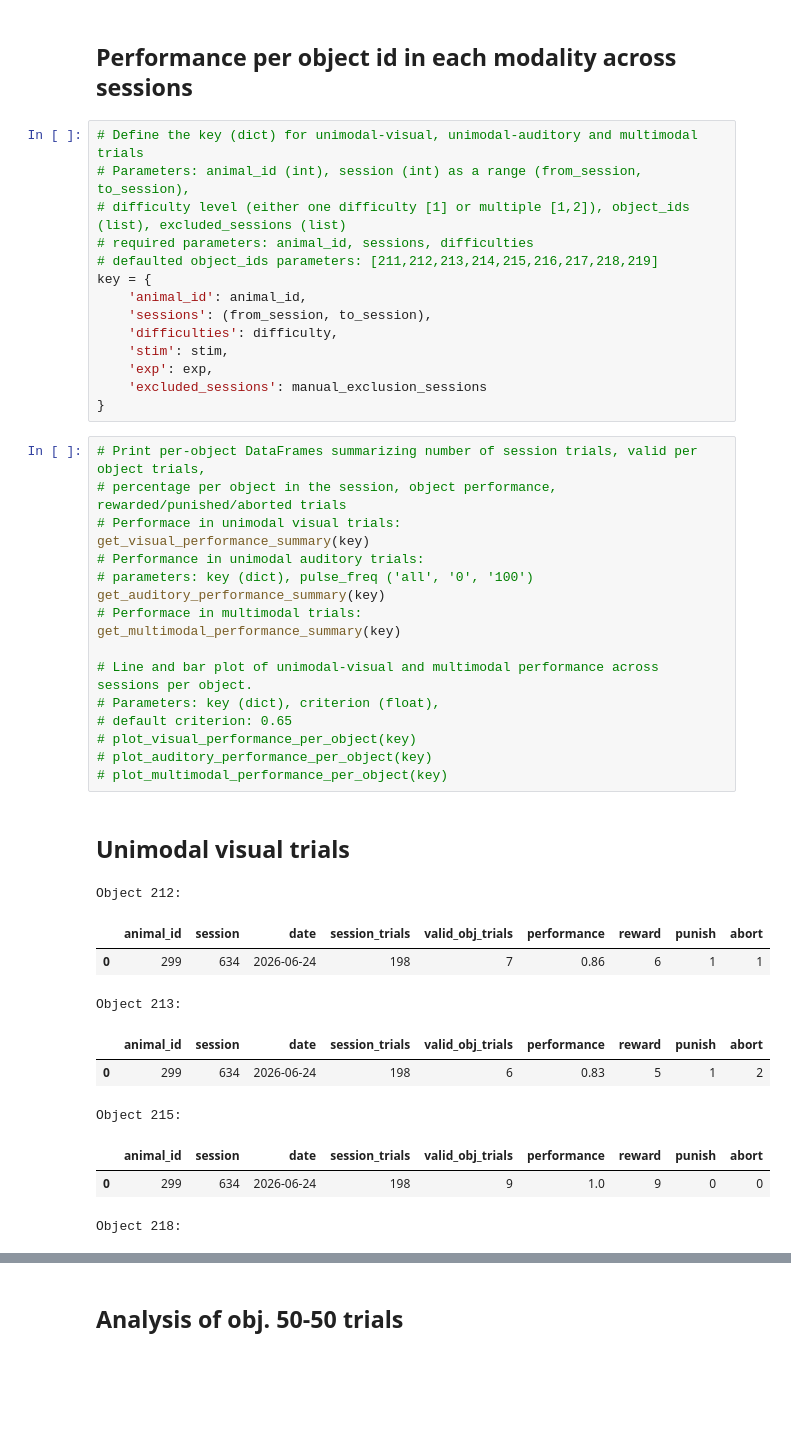
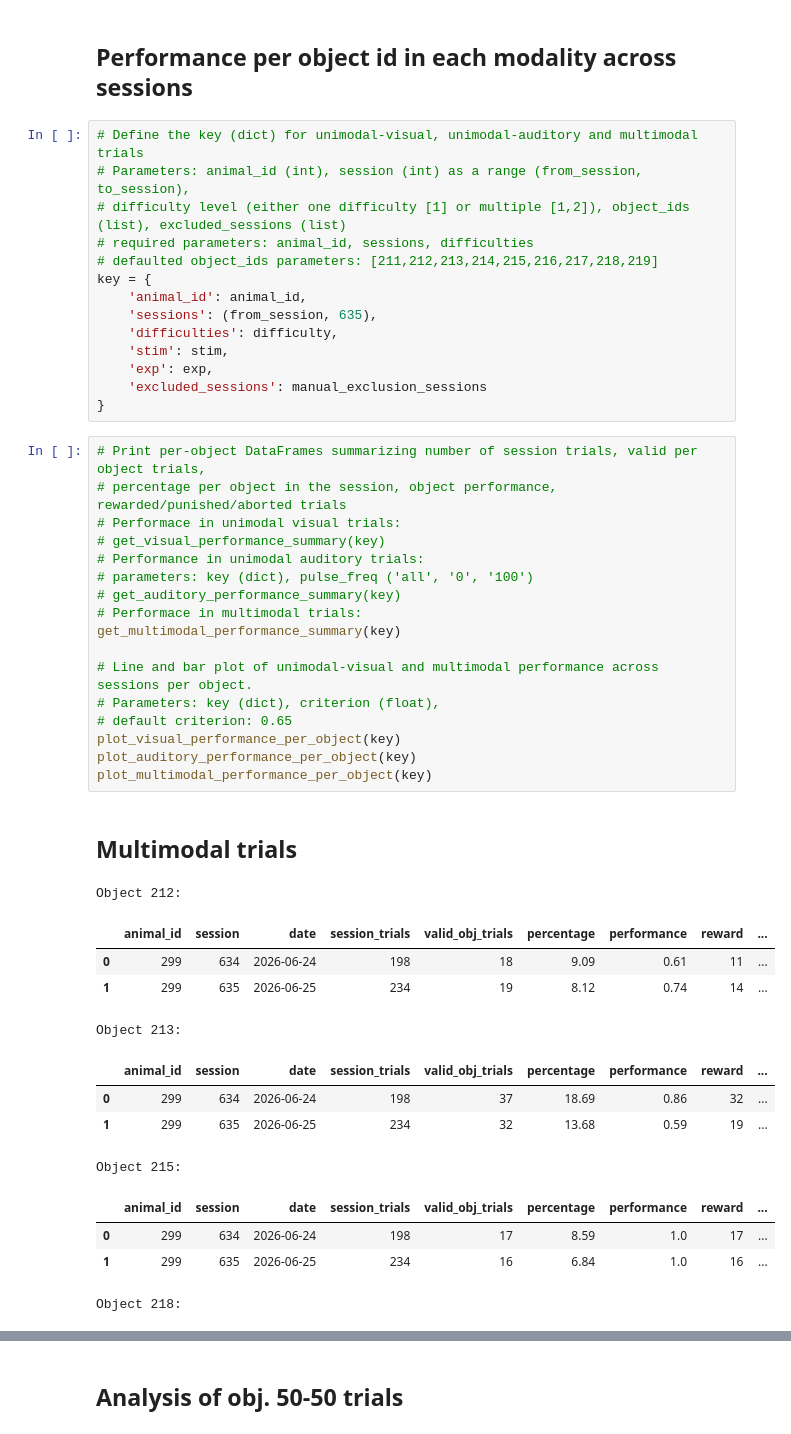
Before and after one commit to GratsakisA/multimodal_analysis, a Jupyter notebook: multimodal_analysis.ipynb, the cells around one changed output, grey strips where cells are left out. Cells and saved outputs as stored; diff of their text form; blank space fills up the shorter version.

```diff
--- a/multimodal_analysis.ipynb
+++ b/multimodal_analysis.ipynb
@@ -111,7 +111,7 @@ get_linePlot_per_modality_across_sessions(animal_id,from_session,to_session,stim
 # defaulted object_ids parameters: [211,212,213,214,215,216,217,218,219]
 key = {
     'animal_id': animal_id,
-    'sessions': (from_session, to_session),
+    'sessions': (from_session, 635),
     'difficulties': difficulty,
     'stim': stim,
     'exp': exp,
@@ -120,29 +120,32 @@ key = {
 # %%
 # Print per-object DataFrames summarizing number of session trials, valid per object trials,
 # percentage per object in the session, object performance, rewarded/punished/aborted trials
 # Performace in unimodal visual trials:
-get_visual_performance_summary(key)
+# get_visual_performance_summary(key)
 # Performance in unimodal auditory trials:
 # parameters: key (dict), pulse_freq ('all', '0', '100')
-get_auditory_performance_summary(key)
+# get_auditory_performance_summary(key)
 # Performace in multimodal trials:
 get_multimodal_performance_summary(key)
 
 # Line and bar plot of unimodal-visual and multimodal performance across sessions per object.
 # Parameters: key (dict), criterion (float),
 # default criterion: 0.65
-# plot_visual_performance_per_object(key)
-# plot_auditory_performance_per_object(key)
-# plot_multimodal_performance_per_object(key)
+plot_visual_performance_per_object(key)
+plot_auditory_performance_per_object(key)
+plot_multimodal_performance_per_object(key)
 # %% [output]
-Unimodal visual trials
+Multimodal trials
 Object 212:
-|  | animal_id | session | date | session_trials | valid_obj_trials | performance | reward | punish | abort |
-| 0 | 299 | 634 | 2026-06-24 | 198 | 7 | 0.86 | 6 | 1 | 1 |
+|  | animal_id | session | date | session_trials | valid_obj_trials | percentage | performance | reward | ... |
+| 0 | 299 | 634 | 2026-06-24 | 198 | 18 | 9.09 | 0.61 | 11 | ... |
+| 1 | 299 | 635 | 2026-06-25 | 234 | 19 | 8.12 | 0.74 | 14 | ... |
 Object 213:
-|  | animal_id | session | date | session_trials | valid_obj_trials | performance | reward | punish | abort |
-| 0 | 299 | 634 | 2026-06-24 | 198 | 6 | 0.83 | 5 | 1 | 2 |
+|  | animal_id | session | date | session_trials | valid_obj_trials | percentage | performance | reward | ... |
+| 0 | 299 | 634 | 2026-06-24 | 198 | 37 | 18.69 | 0.86 | 32 | ... |
+| 1 | 299 | 635 | 2026-06-25 | 234 | 32 | 13.68 | 0.59 | 19 | ... |
 Object 215:
-|  | animal_id | session | date | session_trials | valid_obj_trials | performance | reward | punish | abort |
-| 0 | 299 | 634 | 2026-06-24 | 198 | 9 | 1.0 | 9 | 0 | 0 |
+|  | animal_id | session | date | session_trials | valid_obj_trials | percentage | performance | reward | ... |
+| 0 | 299 | 634 | 2026-06-24 | 198 | 17 | 8.59 | 1.0 | 17 | ... |
+| 1 | 299 | 635 | 2026-06-25 | 234 | 16 | 6.84 | 1.0 | 16 | ... |
 Object 218:
```
Also changed, not shown: parts of 15 cells of this notebook, 1 other file.
